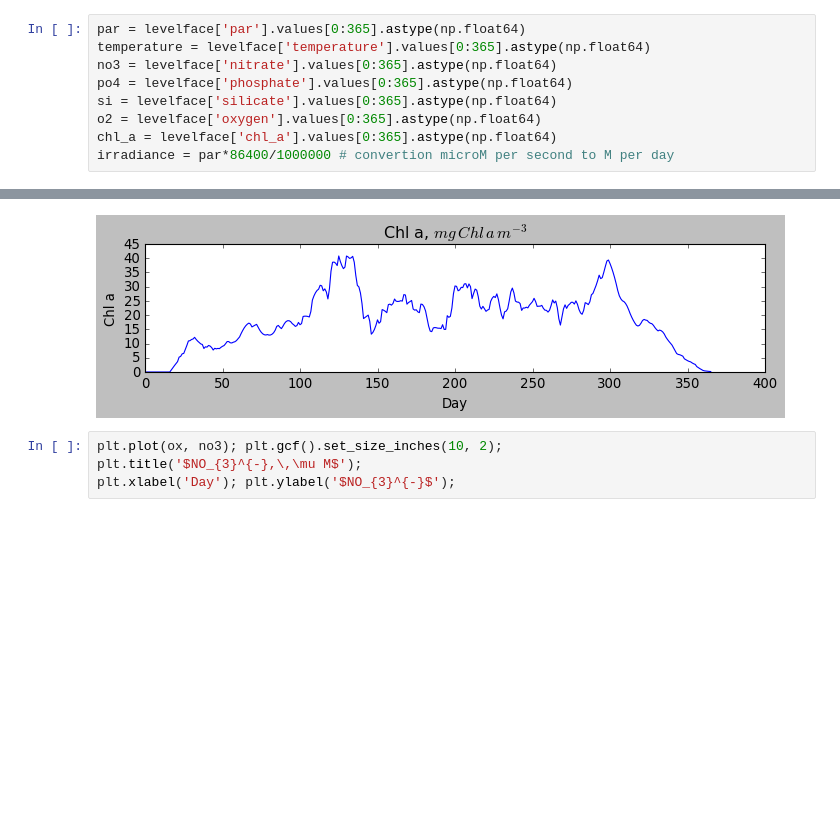
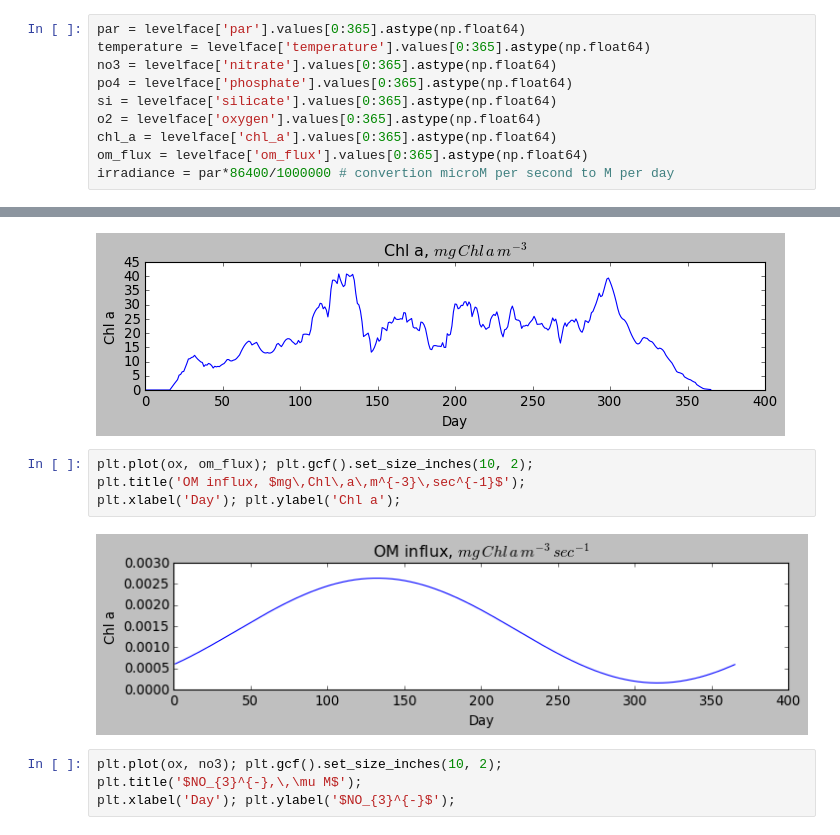
Before and after one commit to limash/Alkalinity_in_the_Wadden_Sea, a Jupyter notebook: 2_phytoplankton_model_test.ipynb, the cells around one changed output, grey strips where cells are left out. Drawn from its saved outputs; the diff is of its cells as text; blank space fills up the shorter version.

```diff
--- a/2_phytoplankton_model_test.ipynb
+++ b/2_phytoplankton_model_test.ipynb
@@ -40,6 +39,7 @@ po4 = levelface['phosphate'].values[0:365].astype(np.float64)
 si = levelface['silicate'].values[0:365].astype(np.float64)
 o2 = levelface['oxygen'].values[0:365].astype(np.float64)
 chl_a = levelface['chl_a'].values[0:365].astype(np.float64)
+om_flux = levelface['om_flux'].values[0:365].astype(np.float64)
 irradiance = par*86400/1000000 # convertion microM per second to M per day
 # %%
 ox = np.arange(1,366,1)
@@ -66,6 +66,12 @@ plt.title('Chl a, $mg\,Chl\,a\,m^{-3}$');
 plt.xlabel('Day'); plt.ylabel('Chl a');
 # %% [output]
 [figure]
+# %%
+plt.plot(ox, om_flux); plt.gcf().set_size_inches(10, 2);
+plt.title('OM influx, $mg\,Chl\,a\,m^{-3}\,sec^{-1}$');
+plt.xlabel('Day'); plt.ylabel('Chl a');
+# %% [output]
+[figure, added]
 # %%
 plt.plot(ox, no3); plt.gcf().set_size_inches(10, 2);
 plt.title('$NO_{3}^{-},\,\mu M$');
```
Also changed, not shown: parts of 8 cells of this notebook, 5 other files.
